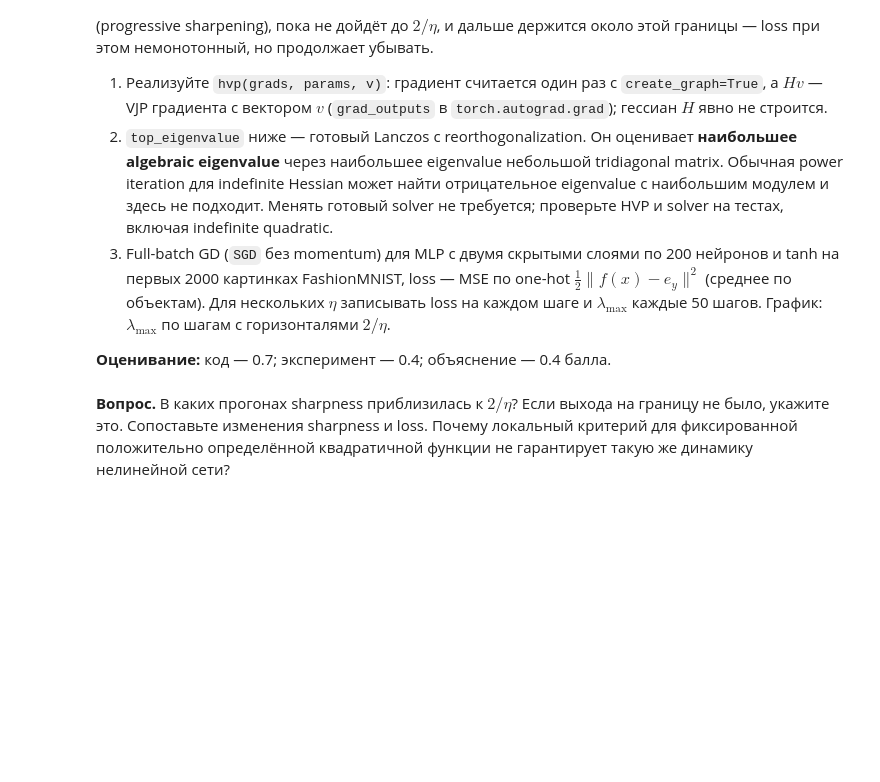
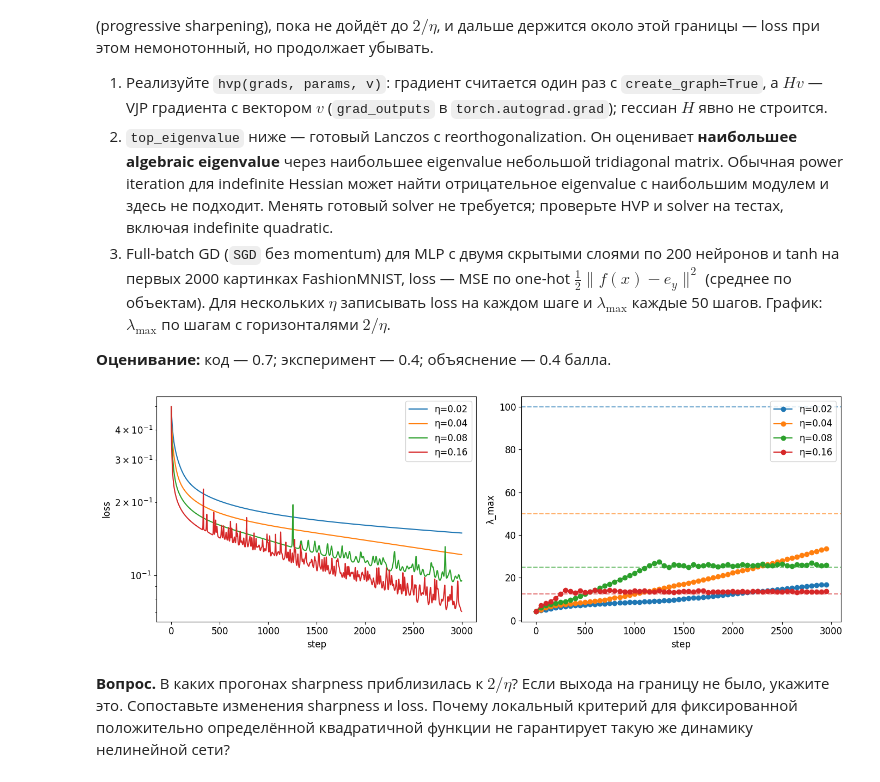
Before and after one commit to vorandpav/DeepLearining, a Jupyter notebook: hw1/hw1.ipynb, the cells around one changed output. Saved outputs shown, nothing was run; the diff lists cells and outputs as text; code cells hidden in the pictures; blank space fills up the shorter version.

```diff
--- a/hw1/hw1.ipynb
+++ b/hw1/hw1.ipynb
@@ -1138,7 +1838,8 @@ if not FAST_MODE and at_history['PGD-7']['pgd'][-1] <= 0.5:
 eps_grid = [0.0, 0.05, 0.1, 0.15, 0.2, 0.3]
 models_eval = {'standard': model_a, 'PGD-AT': robust['PGD-7']}
 torch.manual_seed(0)
-robust_curves = {name: [attack_accuracy(m, XF_test, YF_test, pgd, eps=e) if e > 0 else attack_accuracy(m, XF_test, YF_test)
-                        for e in eps_grid] for name, m in models_eval.items()}
+robust_curves = {
+    name: [attack_accuracy(m, XF_test, YF_test, pgd, eps=e) if e > 0 else attack_accuracy(m, XF_test, YF_test)
+           for e in eps_grid] for name, m in models_eval.items()}
 for name, accs in robust_curves.items():
     print(f'{name:<10}' + ''.join(f'{a:>8.3f}' for a in accs))
@@ -1301,9 +2077,9 @@ print('Сохранено:', [p.name for p in sorted(artifact_dir.iterdir())])
 # %%
 if '7.1' in BONUS_TASKS:
     def hvp(grads, params, v):
-        # grads = torch.autograd.grad(loss, params, create_graph=True); v — список тензоров формы params
-        # ваш код
-        raise NotImplementedError
+        return list(torch.autograd.grad(
+            grads, params, grad_outputs=v, retain_graph=True,
+        ))
 
 
     def top_eigenvalue(loss_fn, params, iters=20, v=None):
@@ -1313,8 +2089,10 @@ if '7.1' in BONUS_TASKS:
         total = sum(sizes)
         if iters < 1:
             raise ValueError('iters must be positive')
+
         def unpack(flat):
             return [part.view_as(p) for part, p in zip(flat.split(sizes), params)]
+
         q = torch.randn(total, device=params[0].device, dtype=params[0].dtype)
         if v is not None:
             # Небольшой шум не даёт warm start застрять в одном инвариантном подпространстве.
@@ -1375,15 +2153,46 @@ if '7.1' in BONUS_TASKS:
 
     def make_tanh_mlp(seed=0):
         torch.manual_seed(seed)
-        return nn.Sequential(nn.Linear(784, 200), nn.Tanh(), nn.Linear(200, 200), nn.Tanh(), nn.Linear(200, 10)).to(device)
+        return nn.Sequential(nn.Linear(784, 200), nn.Tanh(), nn.Linear(200, 200), nn.Tanh(), nn.Linear(200, 10)).to(
+            device)
 
 
     def mse_loss(model):
         return 0.5 * ((model(X_eos) - Y_eos) ** 2).sum(dim=1).mean()
 # %%
 if '7.1' in BONUS_TASKS:
-    # ваш код
-    raise NotImplementedError
+    etas = [0.04, 0.08] if FAST_MODE else [0.02, 0.04, 0.08, 0.16]
+    eos_results = {}
+    for eta in etas:
+        model = make_tanh_mlp(seed=0)
+        params = list(model.parameters())
+        opt = torch.optim.SGD(model.parameters(), lr=eta)
+        losses, lam_steps, lams = [], [], []
+        for step in range(EOS_STEPS):
+            opt.zero_grad()
+            loss = mse_loss(model)
+            loss.backward()
+            opt.step()
+            losses.append(loss.item())
+            if step % 50 == 0:
+                lam, _ = top_eigenvalue(
+                    lambda: mse_loss(model), params,
+                    iters=20 if FAST_MODE else 50,
+                )
+                lams.append(lam)
+                lam_steps.append(step)
+        eos_results[eta] = dict(losses=losses, lam_steps=lam_steps, lams=lams)
+    fig, (ax1, ax2) = plt.subplots(1, 2, figsize=(14, 5))
+    for eta, res in eos_results.items():
+        ax1.semilogy(res['losses'], label=f'η={eta}')
+        line, = ax2.plot(res['lam_steps'], res['lams'], 'o-', label=f'η={eta}')
+        ax2.axhline(2 / eta, color=line.get_color(), linestyle='--', alpha=0.6)
+    ax1.set_xlabel('step'); ax1.set_ylabel('loss'); ax1.legend()
+    ax2.set_xlabel('step'); ax2.set_ylabel('λ_max'); ax2.legend()
+    plt.tight_layout()
+    plt.show()
+# %% [output]
+[figure, added]
 # %% [markdown]
 **Вопрос.** В каких прогонах sharpness приблизилась к $2/\eta$? Если выхода на границу не было, укажите это. Сопоставьте изменения sharpness и loss. Почему локальный критерий для фиксированной положительно определённой квадратичной функции не гарантирует такую же динамику нелинейной сети?
 # %% [markdown]
```
Also changed, not shown: parts of 90 cells of this notebook, 4 other files.
